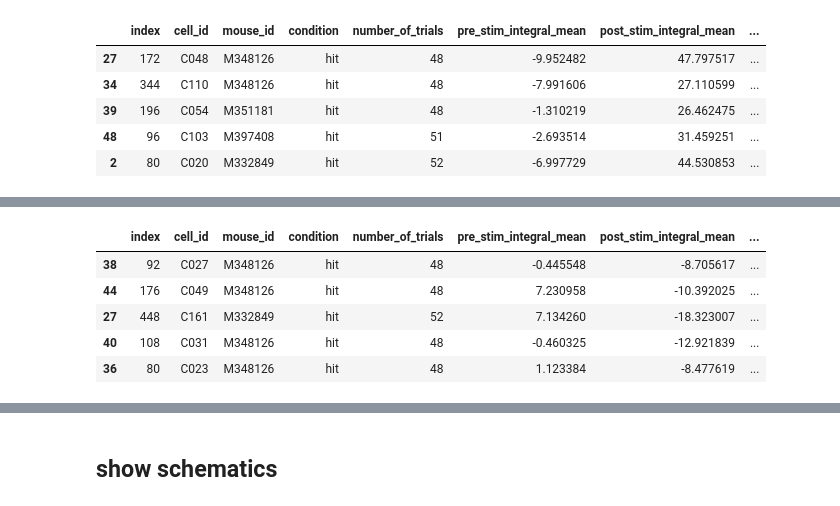
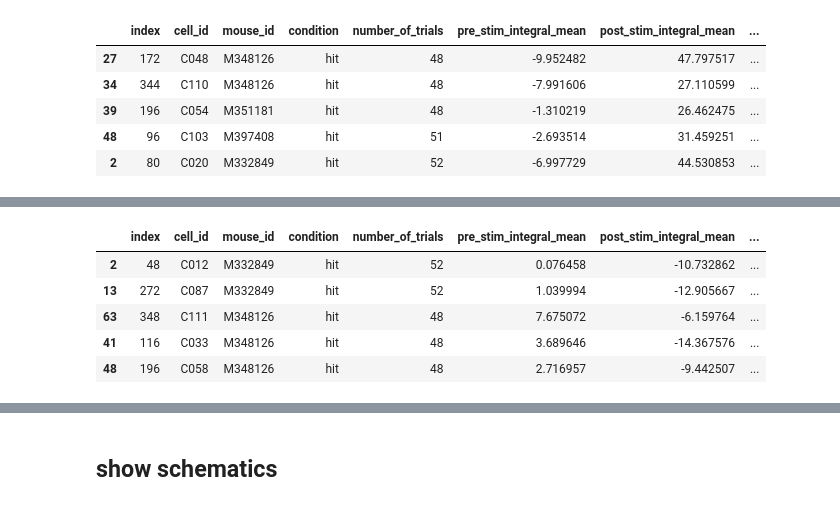
Before and after one commit to AllenInstitute/claustrum_imaging_manuscript, a Jupyter notebook: figure_3/figure_3.ipynb, the cells around one changed output, grey strips where cells are left out. Cells and saved outputs as stored; diff of their text form; code cells hidden in the pictures.

```diff
--- a/figure_3/figure_3.ipynb
+++ b/figure_3/figure_3.ipynb
@@ -270,18 +271,18 @@ helper_functions.plot_examples(to_plot, session, ax, xlim=(-2,4), ylim=(-1,3))
 # %%
 suppressed = responsiveness_summary_all[
     (responsiveness_summary_all['condition'] == 'hit')
     &(responsiveness_summary_all['p-value_on_means'] < significance_level)
     &(responsiveness_summary_all['direction_of_effect_on_means'] < 0)
     &(responsiveness_summary_all['mean_change_magnitude'] < -0.25)
 ].reset_index()
-suppressed.sample(5,random_state=)
+suppressed.sample(5,random_state=0)
 # %% [output]
 |  | index | cell_id | mouse_id | condition | number_of_trials | pre_stim_integral_mean | post_stim_integral_mean | ... |
-| 38 | 92 | C027 | M348126 | hit | 48 | -0.445548 | -8.705617 | ... |
-| 44 | 176 | C049 | M348126 | hit | 48 | 7.230958 | -10.392025 | ... |
-| 27 | 448 | C161 | M332849 | hit | 52 | 7.134260 | -18.323007 | ... |
-| 40 | 108 | C031 | M348126 | hit | 48 | -0.460325 | -12.921839 | ... |
-| 36 | 80 | C023 | M348126 | hit | 48 | 1.123384 | -8.477619 | ... |
+| 2 | 48 | C012 | M332849 | hit | 52 | 0.076458 | -10.732862 | ... |
+| 13 | 272 | C087 | M332849 | hit | 52 | 1.039994 | -12.905667 | ... |
+| 63 | 348 | C111 | M348126 | hit | 48 | 7.675072 | -6.159764 | ... |
+| 41 | 116 | C033 | M348126 | hit | 48 | 3.689646 | -14.367576 | ... |
+| 48 | 196 | C058 | M348126 | hit | 48 | 2.716957 | -9.442507 | ... |
 # %%
 to_plot = suppressed.sample(5,random_state=3)
 fig,ax=plt.subplots(len(to_plot),4,figsize=(6,4),sharex=True,sharey=True)
```
Also changed, not shown: parts of 12 cells of this notebook, 2 other files.
